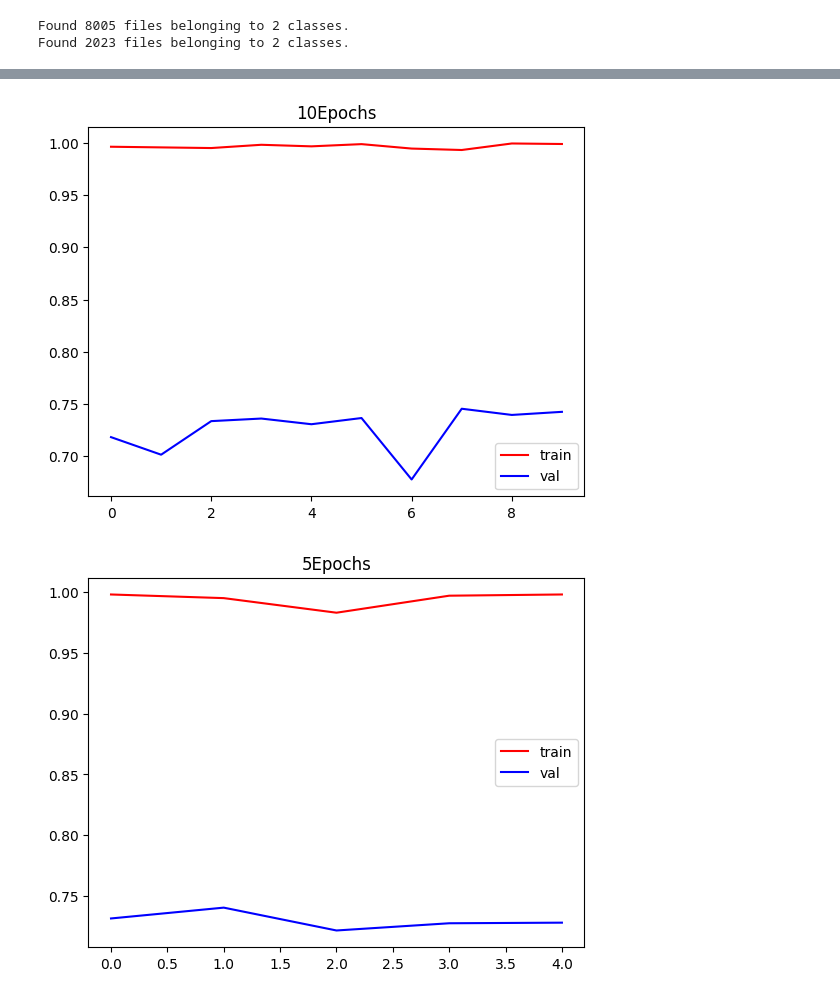
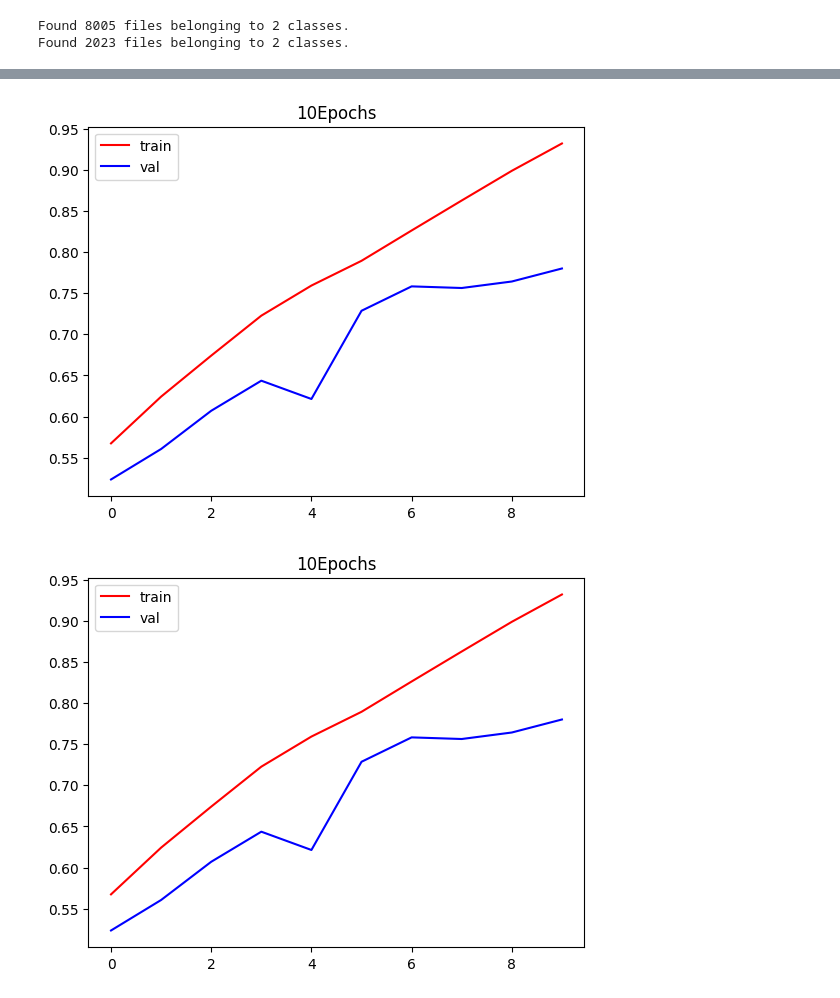
Before and after one commit to Yosuf20/Cat-Dog-Classification-CNN, a Jupyter notebook: Cat_V_Dog.ipynb, the cells around one changed output, grey strips where cells are left out. Saved outputs shown, nothing was run; the diff lists cells and outputs as text; code cells hidden in the pictures.

Commit message:
Used Batch Normalization and DropOut, Acc: 78

```diff
--- a/Cat_V_Dog.ipynb
+++ b/Cat_V_Dog.ipynb
@@ -51,21 +61,32 @@ validation_ds = validation_ds.map(process)
 # %%
+
 #Creating Convolution layers
+from keras.layers import Dropout, BatchNormalization
 
 model = Sequential()
 
 model.add(Conv2D(32,kernel_size=(3,3),padding="valid",activation='relu',input_shape=(256,256,3)))
+model.add(BatchNormalization())
 model.add(MaxPooling2D(pool_size=(2,2), strides=2,padding="valid"))
+model.add(Dropout(0.2))
 
 model.add(Conv2D(64,kernel_size=(3,3),padding="valid",activation="relu"))
+model.add(BatchNormalization())
 model.add(MaxPooling2D(pool_size=(2,2),strides=2,padding='valid'))
+model.add(Dropout(0.2))
 
-model.add(Conv2D(128,kernel_size=(3,3),padding='valid',activation='relu'))
+model.add(Conv2D(64,kernel_size=(3,3),padding='valid',activation='relu'))
+model.add(BatchNormalization())
 model.add(MaxPooling2D(pool_size=(2,2),strides=2,padding='valid'))
+model.add(Dropout(0.2))
 
 model.add(Flatten())
 
 model.add(Dense(128,activation='relu'))
+model.add(Dropout(0.1))
 model.add(Dense(64,activation='relu'))
+model.add(Dropout(0.1))
+model.add(Dense(32,activation='relu'))
 model.add(Dense(1,activation='sigmoid'))
 # %%
 model.summary()
@@ -125,15 +158,17 @@ plt.title('10Epochs')
 plt.legend()
 plt.show()
 # %% [output]
-[figure, old version]
+[figure, new version]
 # %%
+import matplotlib.pyplot as plt
+
 plt.plot(history.history['accuracy'],color='red',label='train')
 plt.plot(history.history['val_accuracy'],color='blue',label='val')
-plt.title('5Epochs')
+plt.title('10Epochs')
 plt.legend()
 plt.show()
 # %% [output]
-[figure, old version]
+[figure, new version]
 # %%
 plt.plot(history.history['loss'],color='red',label='train')
 plt.plot(history.history['val_loss'],color='blue',label='val')
```
Also changed, not shown: parts of 6 cells of this notebook.
